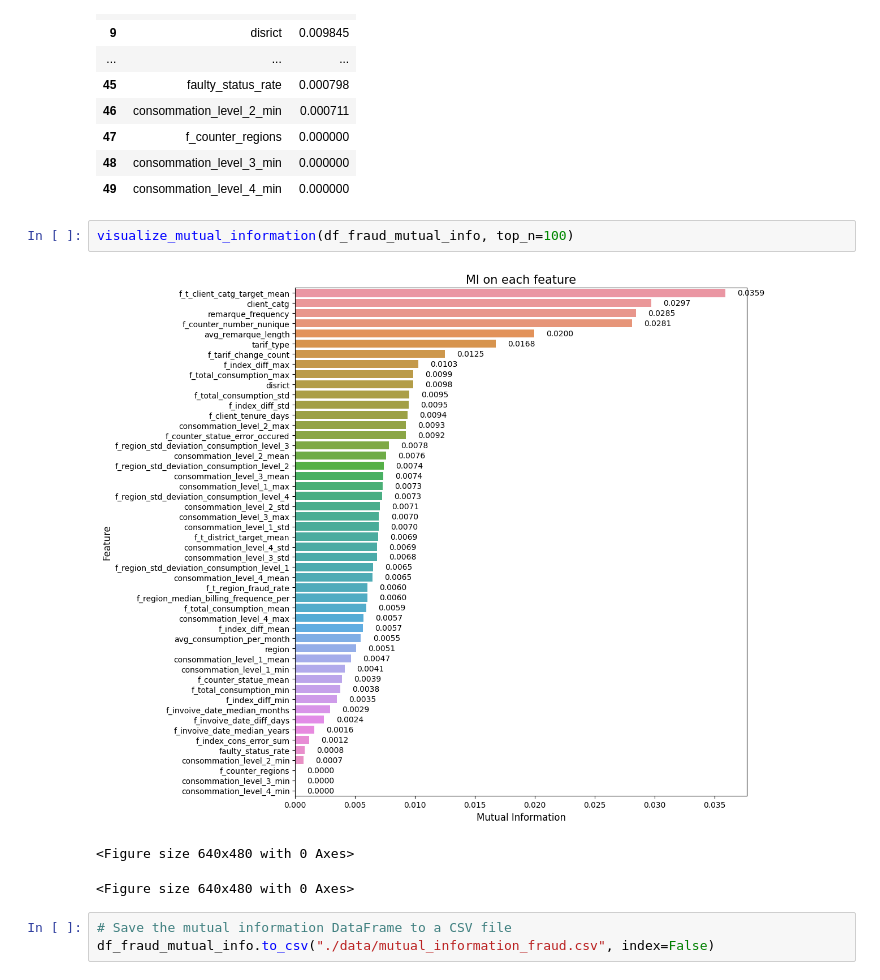
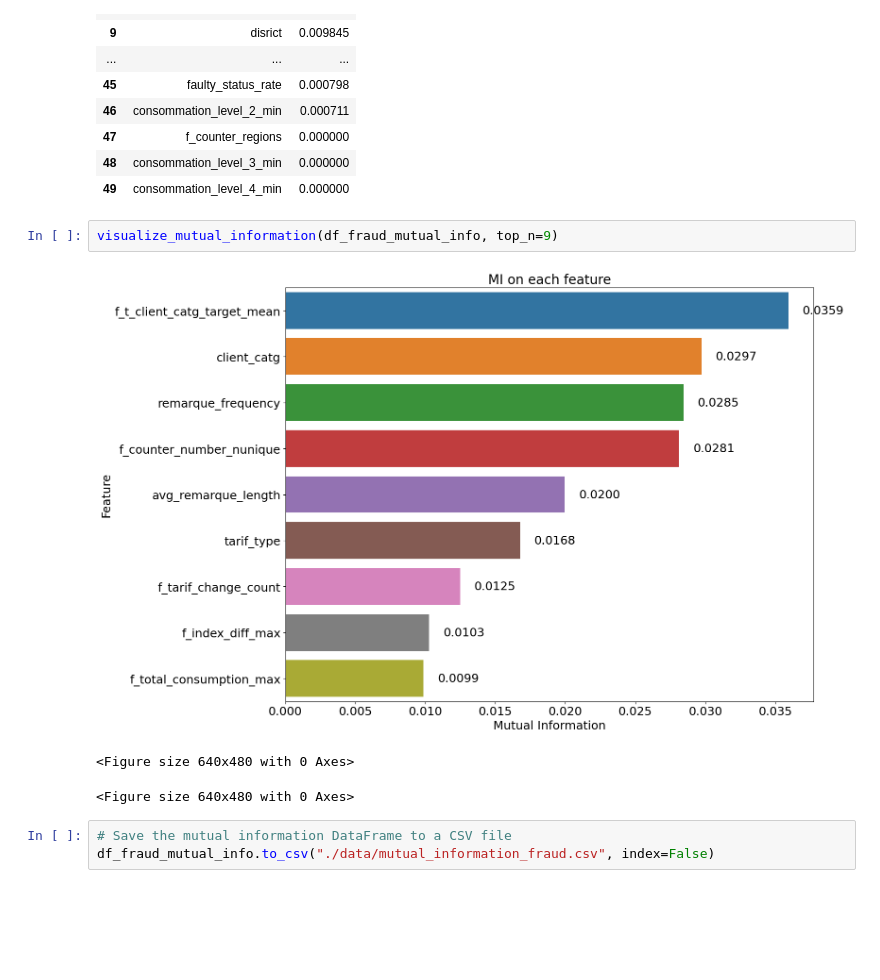
Before and after one commit to hellodanalee/ds-mlproject-fraud, a Jupyter notebook: W1_EDA_FEATURE_BASELINE_MUTUAL.ipynb, the cells around one changed output. Drawn from its saved outputs; the diff is of its cells as text; blank space fills up the shorter version.

```diff
--- a/W1_EDA_FEATURE_BASELINE_MUTUAL.ipynb
+++ b/W1_EDA_FEATURE_BASELINE_MUTUAL.ipynb
@@ -34,9 +34,9 @@ df_fraud_mutual_info.head(50)
 | 48 | consommation_level_3_min | 0.000000 |
 | 49 | consommation_level_4_min | 0.000000 |
 # %%
-visualize_mutual_information(df_fraud_mutual_info, top_n=100)
+visualize_mutual_information(df_fraud_mutual_info, top_n=9)
 # %% [output]
-[figure, old version]
+[figure, new version]
 <Figure size 640x480 with 0 Axes>
 <Figure size 640x480 with 0 Axes>
 # %%
```
Also changed, not shown: 3 other files.
